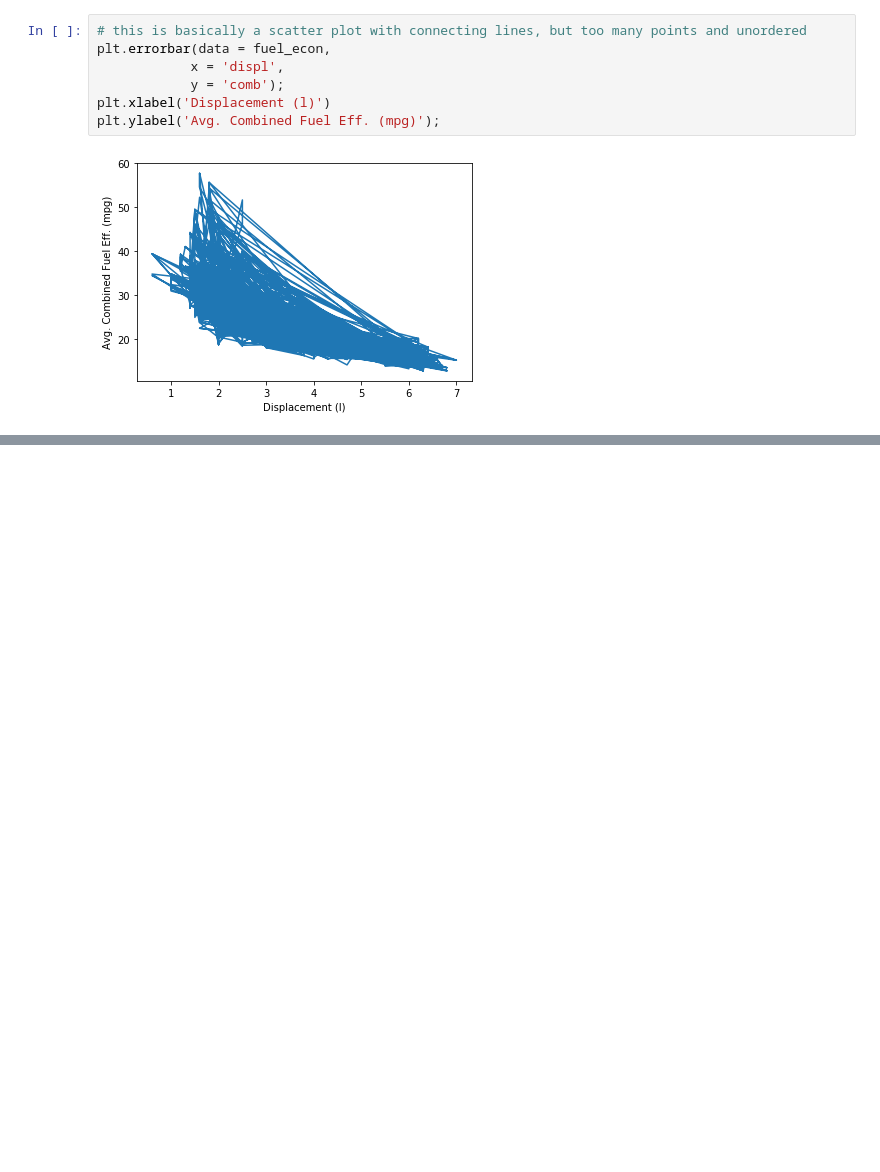
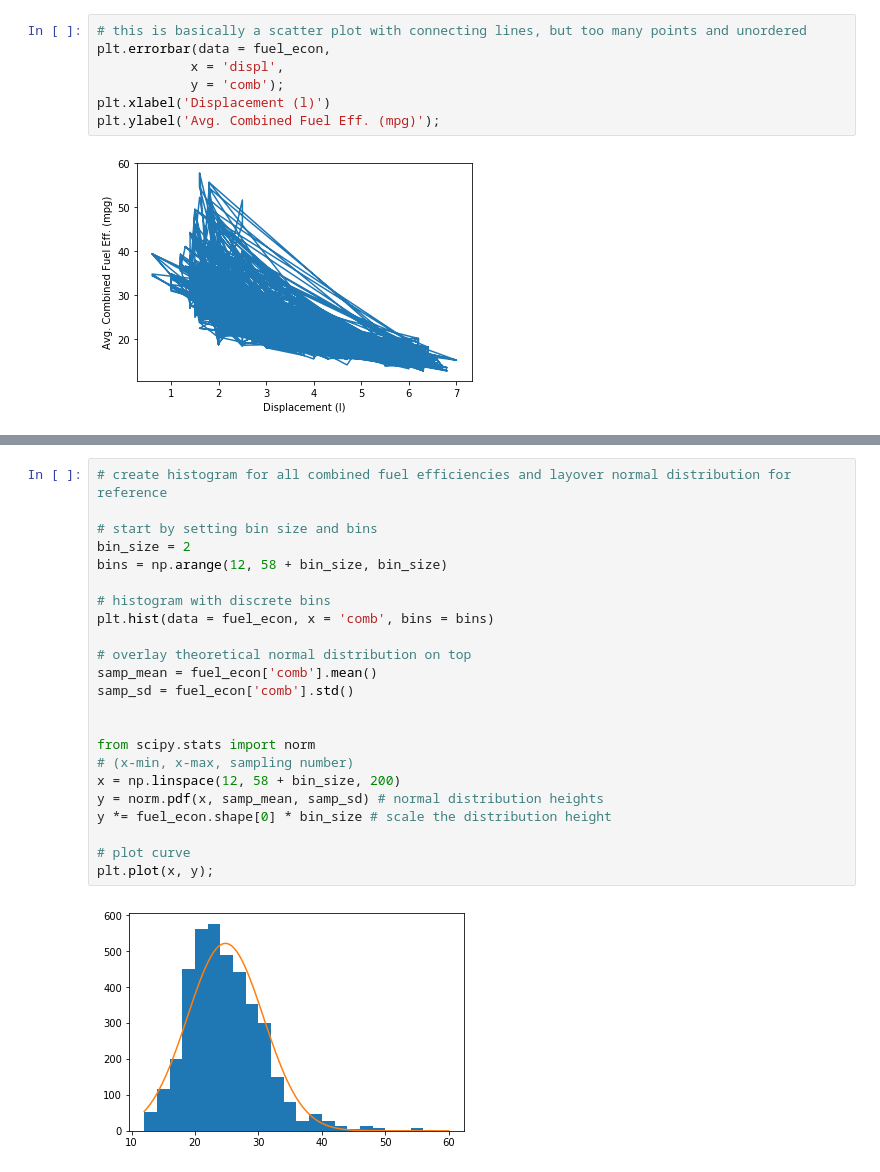
Before and after one commit to deepaksithu/Bivariate_Exploration_of_Data_Notes, a Jupyter notebook: Bivariate Exploration.ipynb, the cells around one changed output, grey strips where cells are left out. Saved outputs shown, nothing was run; the diff lists cells and outputs as text; blank space fills up the shorter version.

```diff
--- a/Bivariate Exploration.ipynb
+++ b/Bivariate Exploration.ipynb
@@ -471,0 +487,25 @@ plt.ylabel('Avg. Combined Fuel Eff. (mpg)');
+# %%
+# create histogram for all combined fuel efficiencies and layover normal distribution for reference
+
+# start by setting bin size and bins
+bin_size = 2
+bins = np.arange(12, 58 + bin_size, bin_size)
+
+# histogram with discrete bins
+plt.hist(data = fuel_econ, x = 'comb', bins = bins)
+
+# overlay theoretical normal distribution on top
+samp_mean = fuel_econ['comb'].mean()
+samp_sd = fuel_econ['comb'].std()
+
+
+from scipy.stats import norm
+# (x-min, x-max, sampling number)
+x = np.linspace(12, 58 + bin_size, 200)
+y = norm.pdf(x, samp_mean, samp_sd) # normal distribution heights
+y *= fuel_econ.shape[0] * bin_size # scale the distribution height
+
+# plot curve
+plt.plot(x, y);
+# %% [output]
+[figure, added]
```
Also changed, not shown: parts of 10 cells of this notebook, 1 other file.
